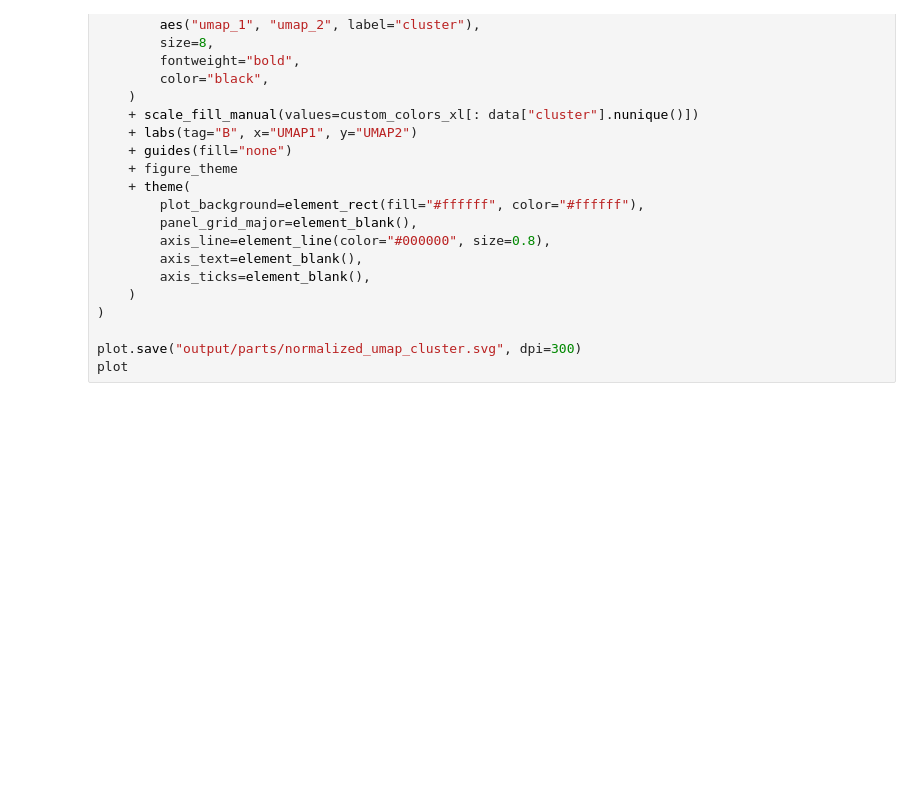
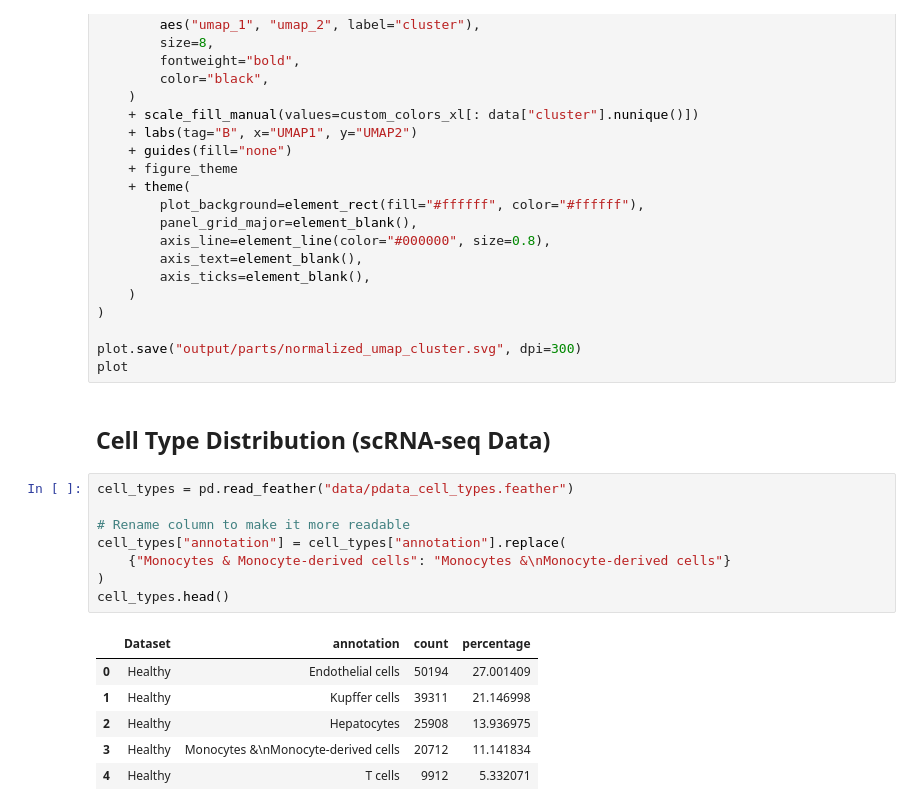
Before and after one commit to ChrisKoll/EDA-Spatial-Liver, a Jupyter notebook: figures/thesis_plots.ipynb, the cells around one changed output. Drawn from its saved outputs; the diff is of its cells as text; blank space fills up the shorter version.

```diff
--- a/figures/thesis_plots.ipynb
+++ b/figures/thesis_plots.ipynb
@@ -495,3 +575,20 @@ plot = (
 
 plot.save("output/parts/normalized_umap_cluster.svg", dpi=300)
 plot
+# %% [markdown]
+## Cell Type Distribution (scRNA-seq Data)
+# %%
+cell_types = pd.read_feather("data/pdata_cell_types.feather")
+
+# Rename column to make it more readable
+cell_types["annotation"] = cell_types["annotation"].replace(
+    {"Monocytes & Monocyte-derived cells": "Monocytes &\nMonocyte-derived cells"}
+)
+cell_types.head()
+# %% [output]
+|  | Dataset | annotation | count | percentage |
+| 0 | Healthy | Endothelial cells | 50194 | 27.001409 |
+| 1 | Healthy | Kupffer cells | 39311 | 21.146998 |
+| 2 | Healthy | Hepatocytes | 25908 | 13.936975 |
+| 3 | Healthy | Monocytes &\nMonocyte-derived cells | 20712 | 11.141834 |
+| 4 | Healthy | T cells | 9912 | 5.332071 |
```
Also changed, not shown: parts of 40 cells of this notebook, 10 other files.
